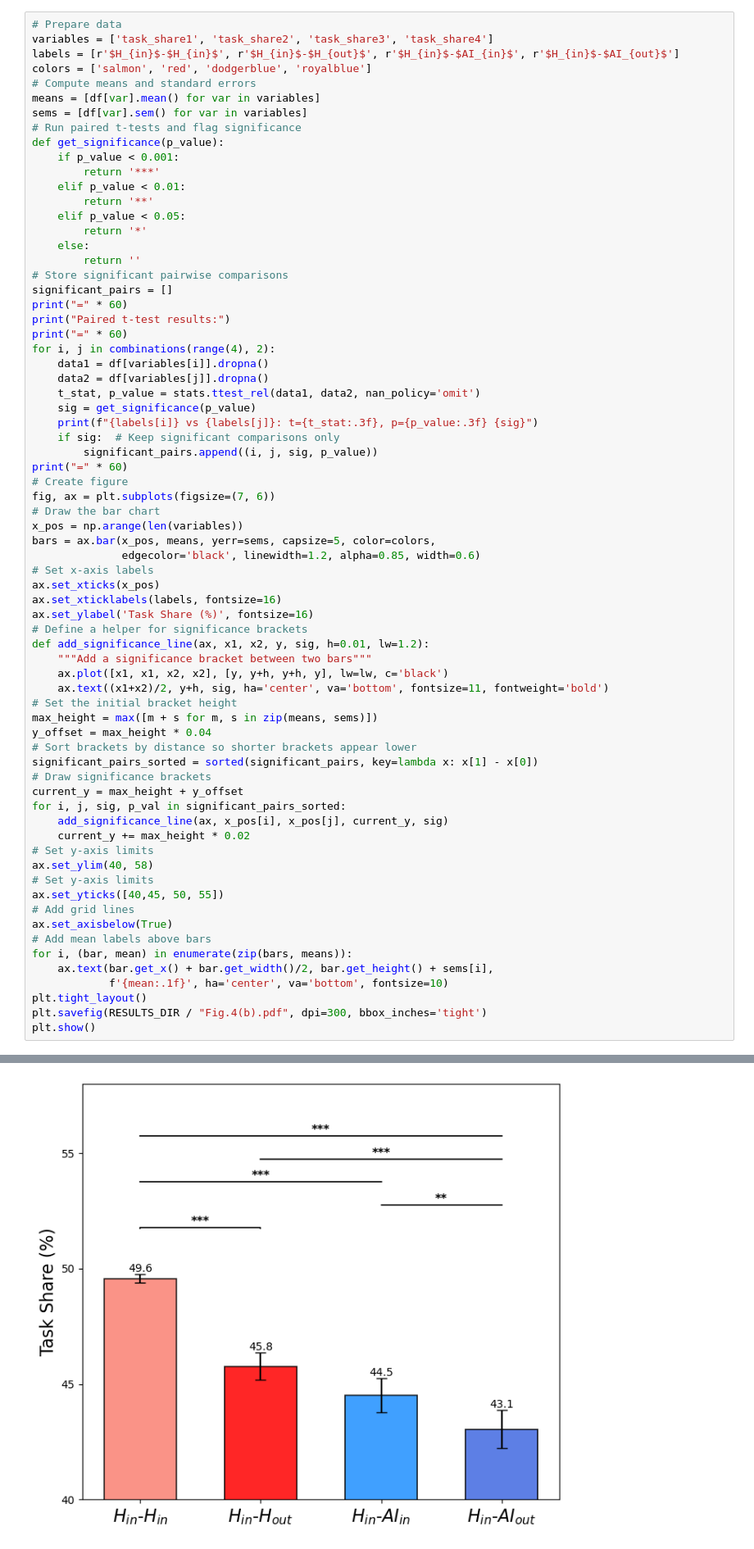
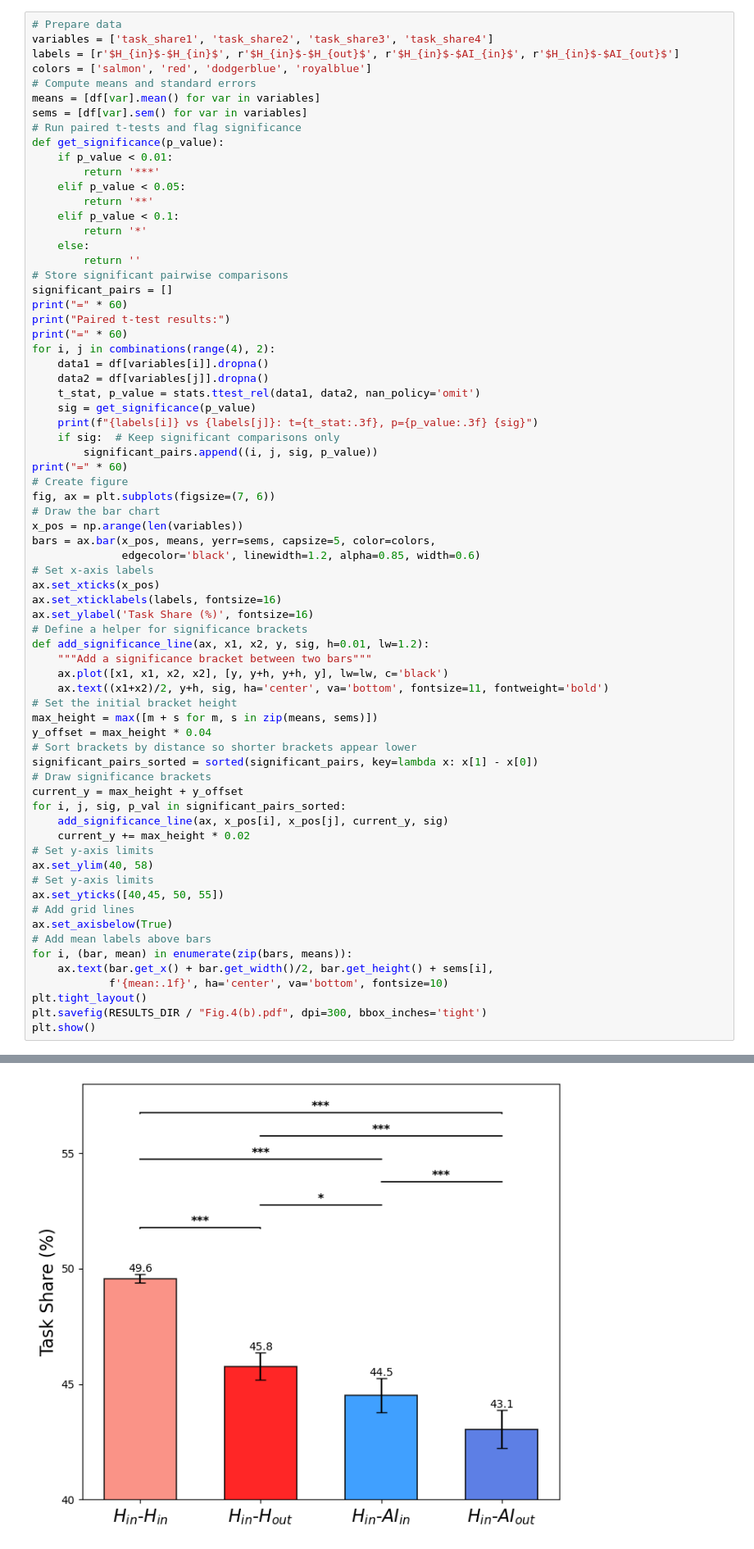
Before and after one commit to shanyouleo/Social-Identity, a Jupyter notebook: python_political.ipynb, the cells around one changed output, grey strips where cells are left out. Shown at 82% size. Saved outputs shown, nothing was run; the diff lists cells and outputs as text.

```diff
--- a/python_political.ipynb
+++ b/python_political.ipynb
@@ -139,11 +139,11 @@ means = [df[var].mean() for var in variables]
 sems = [df[var].sem() for var in variables]
 # Run paired t-tests and flag significance
 def get_significance(p_value):
-    if p_value < 0.001:
+    if p_value < 0.01:
         return '***'
-    elif p_value < 0.01:
+    elif p_value < 0.05:
         return '**'
-    elif p_value < 0.05:
+    elif p_value < 0.1:
         return '*'
     else:
         return ''
@@ -212,5 +212,5 @@ $H_{in}$-$AI_{in}$ vs $H_{in}$-$AI_{out}$: t=2.908, p=0.004 **
 ============================================================
-[figure, old version]
+[figure, new version]
 # %% [markdown]
 ### Fig.S6(b)
 # %%
```
Also changed, not shown: parts of 2 cells of this notebook, 2 other files.
